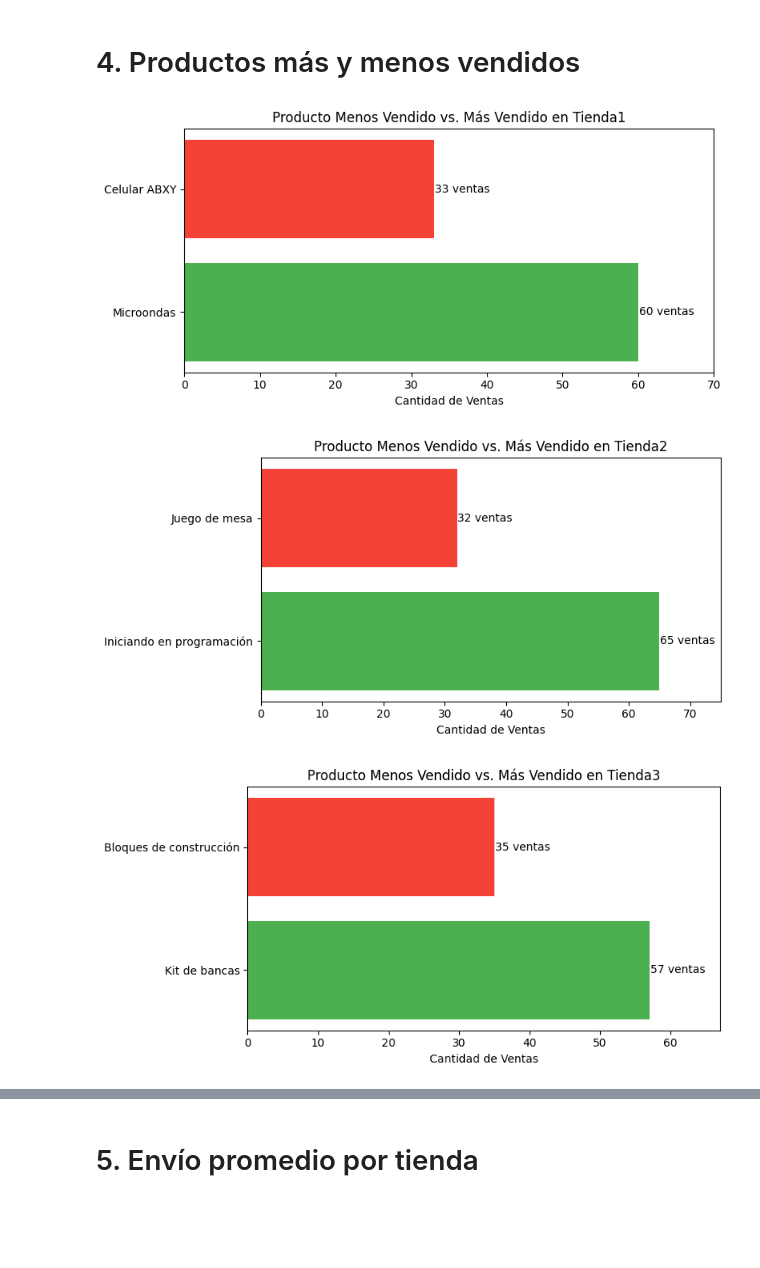
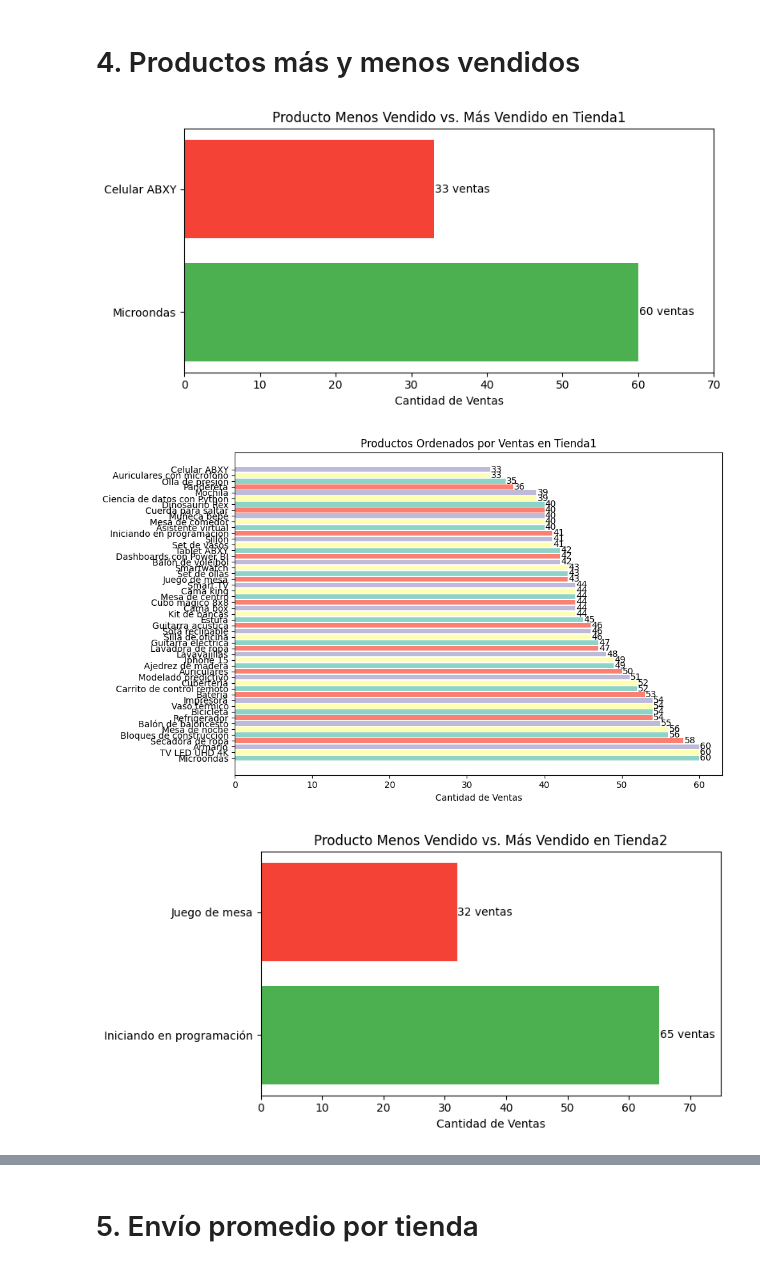
Before and after one commit to Cristian-Araya-Cubillos/AluraStoreLatam, a Jupyter notebook: AluraStoreLatam.ipynb, the cells around one changed output, grey strips where cells are left out. Saved outputs shown, nothing was run; the diff lists cells and outputs as text; code cells hidden in the pictures; blank space fills up the shorter version.

```diff
--- a/AluraStoreLatam.ipynb
+++ b/AluraStoreLatam.ipynb
@@ -135,10 +136,10 @@ def mayor_y_menor(tienda):
   productos_ordenados = dict(sorted(productos.items(), key=lambda item: item[1], reverse=True))
   mas_vendido = next(iter(productos_ordenados.items()))
   menos_vendido = next(reversed(productos_ordenados.items()))
-  return mas_vendido, menos_vendido
+  return mas_vendido, menos_vendido, productos_ordenados
 # %%
 def mostrar_mas_y_menos_vendido(tienda,nombre):
-    mas_vendido, menos_vendido = mayor_y_menor(tienda)
+    mas_vendido, menos_vendido, productos_ordenados = mayor_y_menor(tienda)
 
     productos = [mas_vendido[0], menos_vendido[0]]
     cantidades = [mas_vendido[1], menos_vendido[1]]
@@ -158,10 +159,32 @@ def mostrar_mas_y_menos_vendido(tienda,nombre):
     plt.title(f"Producto Menos Vendido vs. Más Vendido en {nombre}")
     plt.tight_layout()
     plt.show()
+# %%
+def mostrar_productos_ordenados(tienda, nombre):
+    _, _, productos_ordenados = mayor_y_menor(tienda)
+
+    productos = list(productos_ordenados.keys())
+    cantidades = list(productos_ordenados.values())
+
+    plt.figure(figsize=(10, 6))
+    colores = mpl.colormaps['Set3']
+    colors = [colores(i) for i in range(len(nombres))]
+    bars = plt.barh(productos, cantidades, color=colors)
+
+    for bar in bars:
+        width = bar.get_width()
+        plt.text(width + 0.1, bar.get_y() + bar.get_height() / 2,
+                 f'{int(width)}', va='center')
+
+    plt.xlabel("Cantidad de Ventas")
+    plt.title(f"Productos Ordenados por Ventas en {nombre}")
+    plt.tight_layout()
+    plt.show()
 # %%
 for tienda, nombre in zip(tiendas,nombres):
   mostrar_mas_y_menos_vendido(tienda,nombre)
+  mostrar_productos_ordenados(tienda,nombre)
 # %% [output]
 [figure]
-[figure, old version]
+[figure, new version]
-[figure, old version]
+[figure, new version]
```
Also changed, not shown: parts of 15 cells of this notebook.
